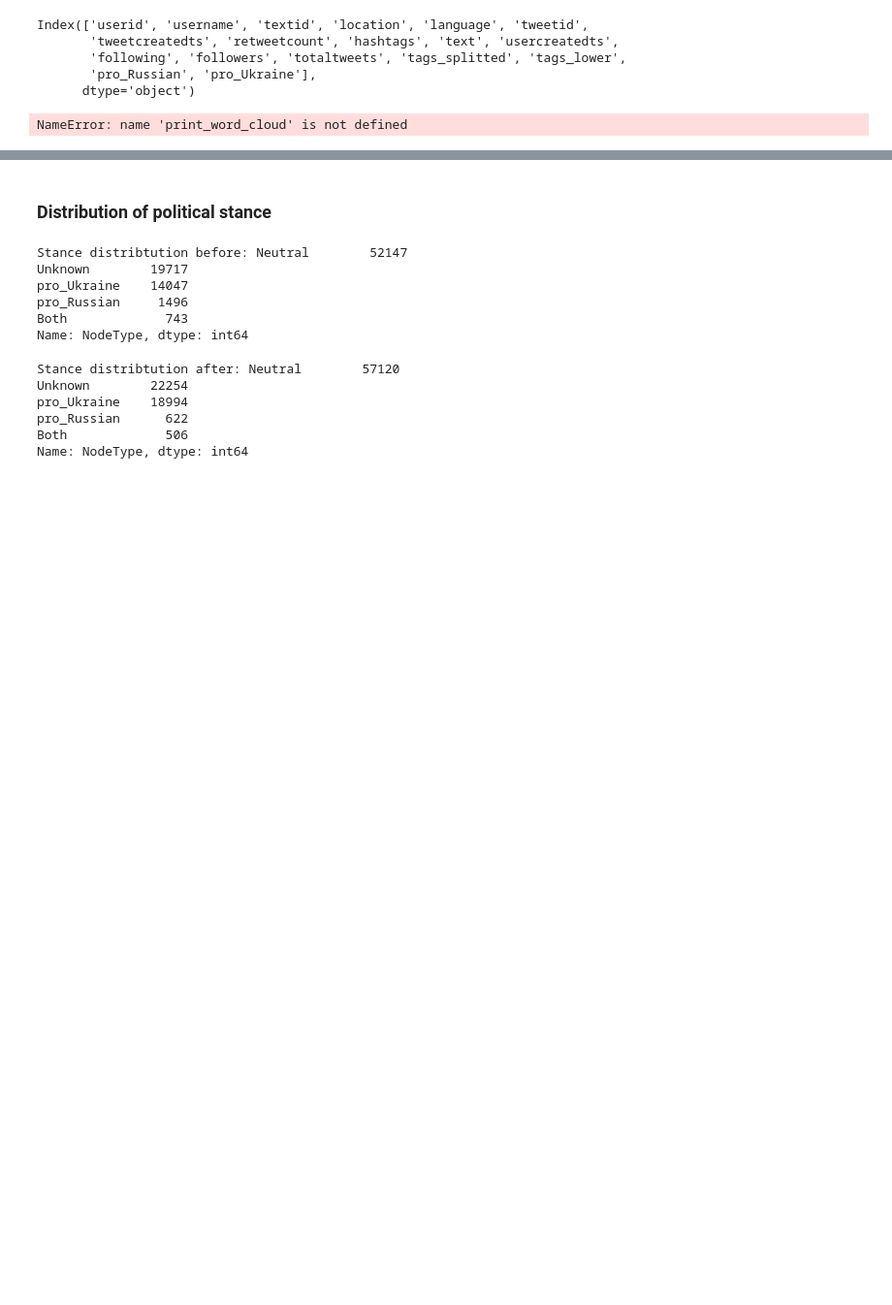
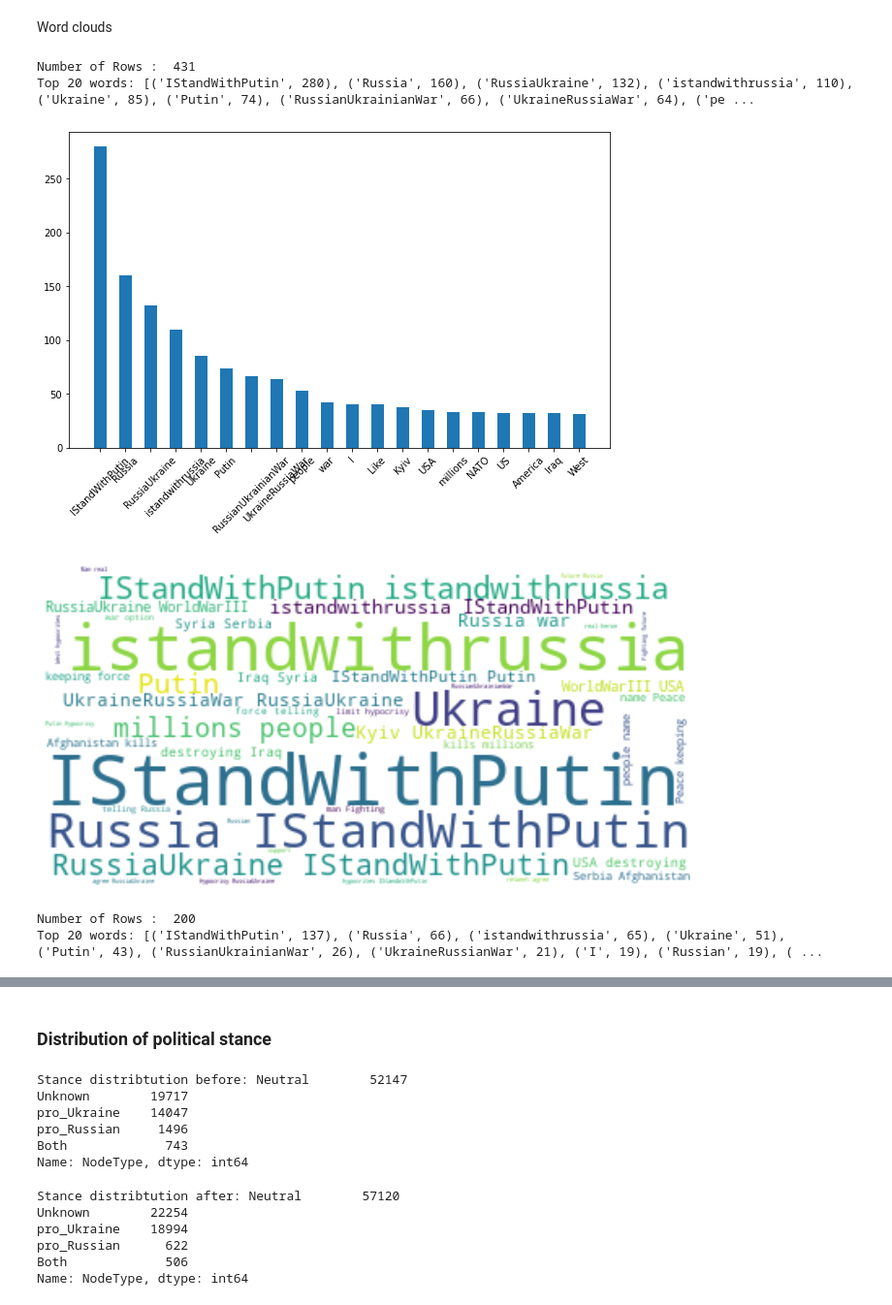
Before and after one commit to Yvonne27Jin/BSDS3002GP_Computational_propaganda_Ukraine, a Jupyter notebook: code/2_SEDA.ipynb, the cells around one changed output, grey strips where cells are left out. Shown at 97% size. Saved outputs shown, nothing was run; the diff lists cells and outputs as text; code cells hidden in the pictures; blank space fills up the shorter version.

```diff
--- a/code/2_SEDA.ipynb
+++ b/code/2_SEDA.ipynb
@@ -221,15 +111,9 @@ data["text"][data["retweetcount"] == 147637].to_list()
-# %%
-data.columns
-# %% [output]
-Index(['userid', 'username', 'textid', 'location', 'language', 'tweetid',
-       'tweetcreatedts', 'retweetcount', 'hashtags', 'text', 'usercreatedts',
-       'following', 'followers', 'totaltweets', 'tags_splitted', 'tags_lower',
-       'pro_Russian', 'pro_Ukraine'],
-      dtype='object')
+# %% [markdown]
+Word clouds
 # %%
 # FUNCTION FOR PRINTING MOST COMMON WORDS BY CATEGORY
 
-def count_words_frequency(df):
+def print_word_cloud(df):
 
     # print("Word cloud of most frequent words for the sentiment : {}".format(sentiment))
 
@@ -250,6 +134,7 @@ def count_words_frequency(df):
     top20pairs = sorted(count.items(), key=lambda kv: kv[1], reverse=True)[:20]
     top20words = [i[0] for i in top20pairs]
     top20freq = [i[1] for i in top20pairs]
+    print("Top 20 words:", top20pairs)
 
     xs = np.arange(len(top20words))
     width = 0.5
@@ -270,8 +155,3 @@ def count_words_frequency(df):
     plt.imshow(wordcloud, interpolation="bilinear")
     plt.axis("off")
     plt.show()
-# %%
-from collections import defaultdict
-print_word_cloud(data)
-# %% [output]
-NameError: name 'print_word_cloud' is not defined
@@ -277,0 +202,13 @@ NameError: name 'print_word_cloud' is not defined
+# %%
+proRussianBefore["text"] = proRussianBefore["text"].apply(lambda x: ' '.join(normalize_text(x)))
+proRussianAfter["text"] = proRussianAfter["text"].apply(lambda x: ' '.join(normalize_text(x)))
+
+print_word_cloud(proRussianBefore)
+print_word_cloud(proRussianAfter)
+# %% [output]
+Number of Rows :  431
+Top 20 words: [('IStandWithPutin', 280), ('Russia', 160), ('RussiaUkraine', 132), ('istandwithrussia', 110), ('Ukraine', 85), ('Putin', 74), ('RussianUkrainianWar', 66), ('UkraineRussiaWar', 64), ('pe ...
+[figure, added]
+[figure, added]
+Number of Rows :  200
+Top 20 words: [('IStandWithPutin', 137), ('Russia', 66), ('istandwithrussia', 65), ('Ukraine', 51), ('Putin', 43), ('RussianUkrainianWar', 26), ('UkraineRussianWar', 21), ('I', 19), ('Russian', 19), ( ...
```
Also changed, not shown: parts of 17 cells of this notebook.
